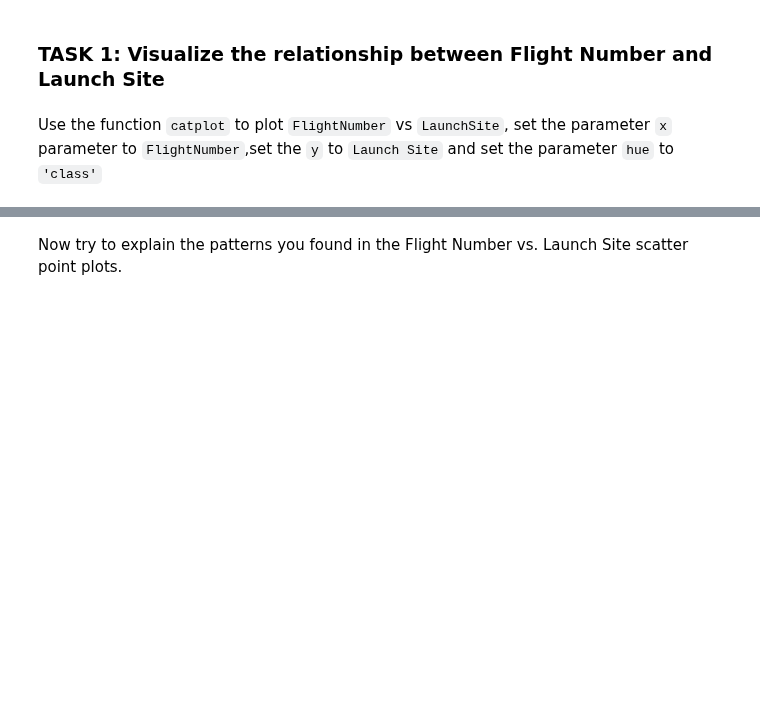
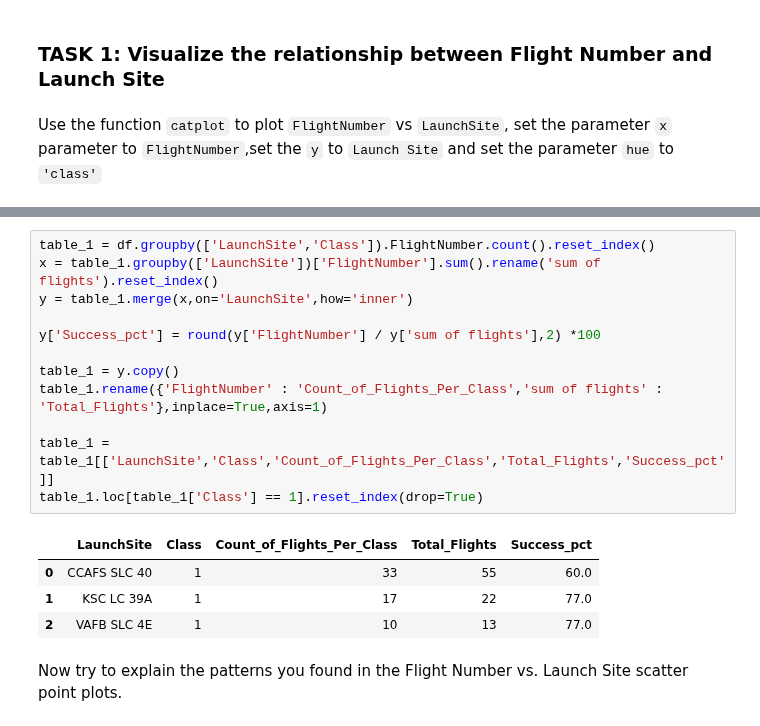
Before and after one commit to MJKing88/SpaceX-Falcon9-Launch-Success---Capstone-Project, a Jupyter notebook: jupyter-labs-eda-dataviz.ipynb, the cells around one changed output, grey strips where cells are left out. Drawn from its saved outputs; the diff is of its cells as text; blank space fills up the shorter version.

```diff
--- a/jupyter-labs-eda-dataviz.ipynb
+++ b/jupyter-labs-eda-dataviz.ipynb
@@ -94,3 +94,20 @@ sns.catplot(y="LaunchSite",x="FlightNumber", hue="Class",data=df, aspect=2)
+# %%
+table_1 = df.groupby(['LaunchSite','Class']).FlightNumber.count().reset_index()
+x = table_1.groupby(['LaunchSite'])['FlightNumber'].sum().rename('sum of flights').reset_index()
+y = table_1.merge(x,on='LaunchSite',how='inner')
+
+y['Success_pct'] = round(y['FlightNumber'] / y['sum of flights'],2) *100
+
+table_1 = y.copy()
+table_1.rename({'FlightNumber' : 'Count_of_Flights_Per_Class','sum of flights' : 'Total_Flights'},inplace=True,axis=1)
+
+table_1 = table_1[['LaunchSite','Class','Count_of_Flights_Per_Class','Total_Flights','Success_pct']]
+table_1.loc[table_1['Class'] == 1].reset_index(drop=True)
+# %% [output]
+|  | LaunchSite | Class | Count_of_Flights_Per_Class | Total_Flights | Success_pct |
+| 0 | CCAFS SLC 40 | 1 | 33 | 55 | 60.0 |
+| 1 | KSC LC 39A | 1 | 17 | 22 | 77.0 |
+| 2 | VAFB SLC 4E | 1 | 10 | 13 | 77.0 |
 # %% [markdown]
 Now try to explain the patterns you found in the Flight Number vs. Launch Site scatter point plots.
 # %% [markdown]
```
Also changed, not shown: parts of 9 cells of this notebook.
